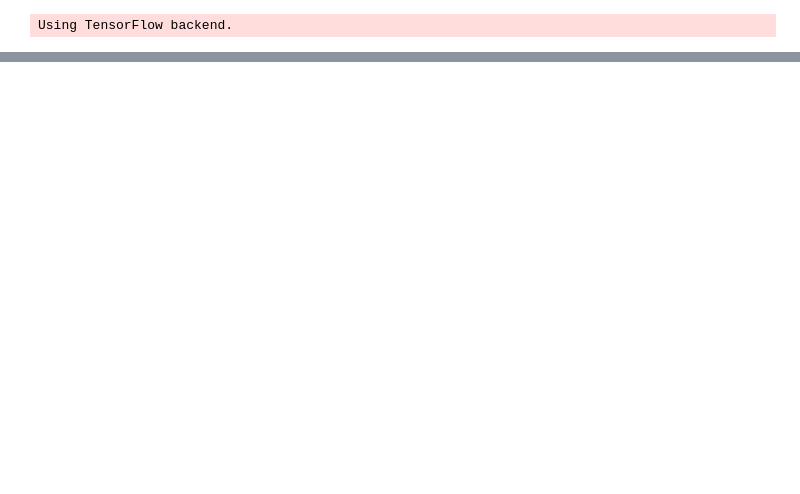
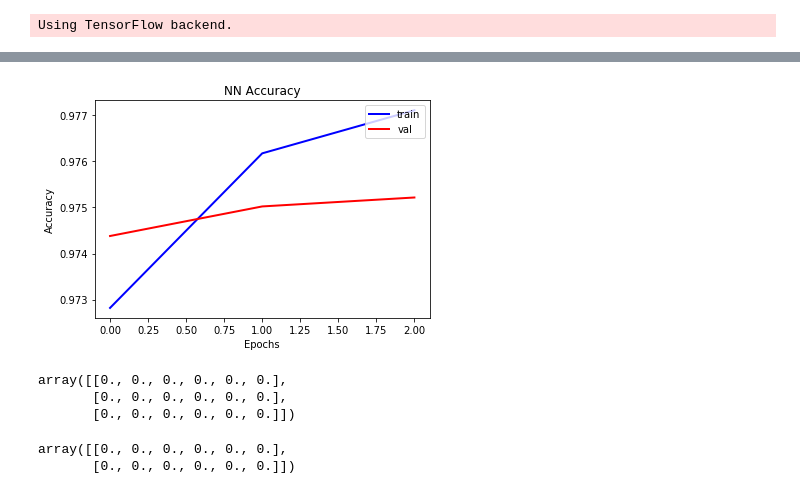
Before and after one commit to sjaddya/Toxic-Comment-Analysis, a Jupyter notebook: Cleaned Neural Network.ipynb, the cells around one changed output, grey strips where cells are left out. Saved outputs shown, nothing was run; the diff lists cells and outputs as text; code cells hidden in the pictures; blank space fills up the shorter version.

```diff
--- a/Cleaned Neural Network.ipynb
+++ b/Cleaned Neural Network.ipynb
@@ -199,9 +209,30 @@ plt.show()
 # %%
 plt.figure()
 plt.plot(hist.history['acc'], lw=2.0, color='b', label='train')
 plt.plot(hist.history['val_acc'], lw=2.0, color='r', label='val')
-plt.title('CNN sentiment')
+plt.title('NN Accuracy')
 plt.xlabel('Epochs')
 plt.ylabel('Accuracy')
 plt.legend(loc='upper right')
+plt.savefig('NN_Accuracy.png', bbox_inches='tight')
 plt.show()
+# %% [output]
+[figure, added]
+# %%
+# Creating empty prediction array
+col = ['toxic', 'severe_toxic', 'obscene', 'threat','insult', 'identity_hate']
+
+# Predict on train, val and test datasets
+pred_train = model.predict(trn_vec)
+pred_test = model.predict(tst_vec)
+# %% [output]
+array([[0., 0., 0., 0., 0., 0.],
+       [0., 0., 0., 0., 0., 0.],
+       [0., 0., 0., 0., 0., 0.]])
+# %%
+# Emply array to collect AUC scores
+AUC = np.zeros((2,6))
+AUC
+# %% [output]
+array([[0., 0., 0., 0., 0., 0.],
+       [0., 0., 0., 0., 0., 0.]])
```
Also changed, not shown: parts of 8 cells of this notebook, 9 other files.
